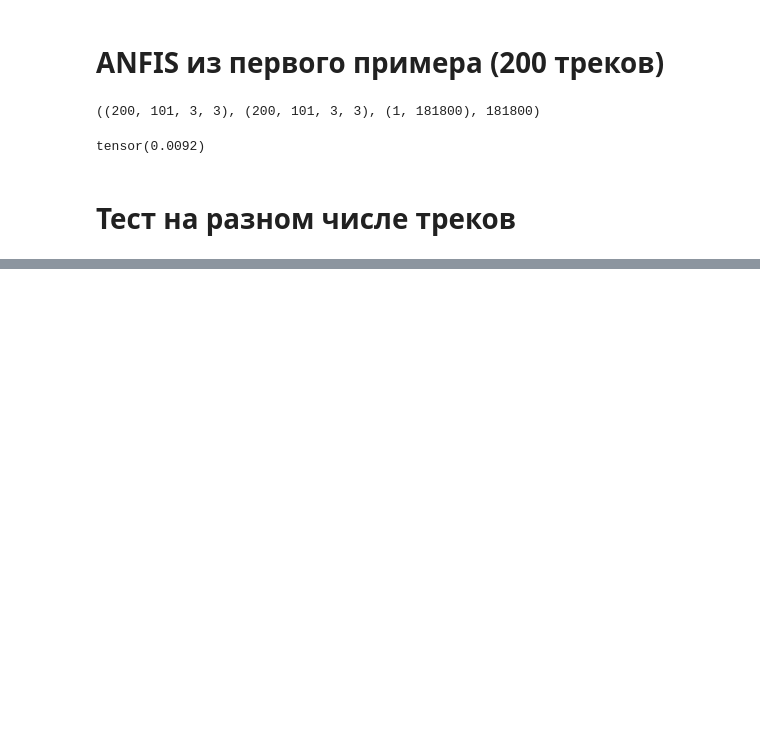
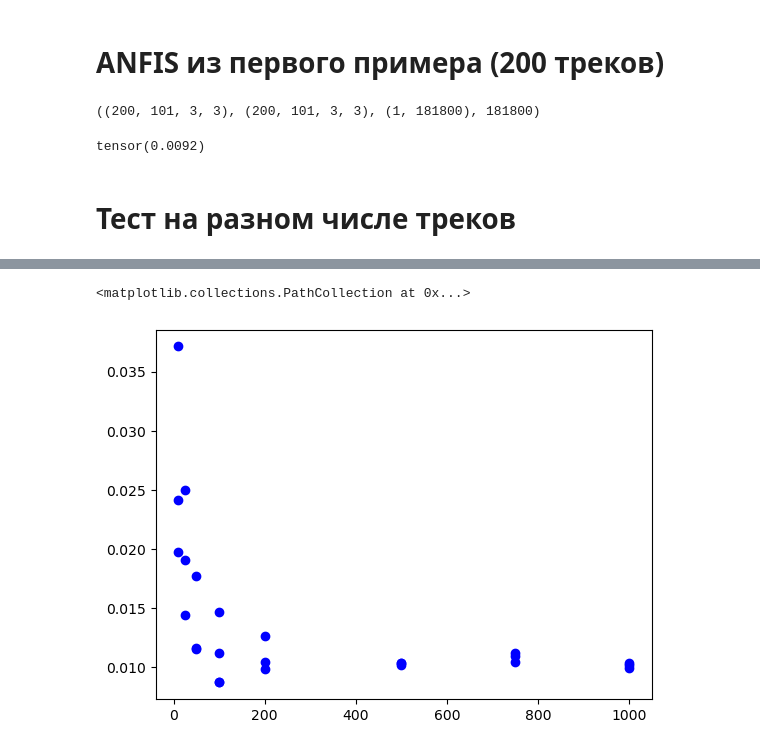
Before and after one commit to Petilia/approx_sdre, a Jupyter notebook: benchmark_anfis.ipynb, the cells around one changed output, grey strips where cells are left out. Drawn from its saved outputs; the diff is of its cells as text; code cells hidden in the pictures; blank space fills up the shorter version.

```diff
--- a/benchmark_anfis.ipynb
+++ b/benchmark_anfis.ipynb
@@ -116,0 +173,8 @@ Text(0, 0.5, 'MSE ANFIS на валидации')
+# %%
+all_losses = losses + add_losses
+all_traj = n_traj + add_n_traj
+# %%
+plt.scatter(all_traj, all_losses, c="b")
+# %% [output]
+<matplotlib.collections.PathCollection at 0x...>
+[figure, added]
```
Also changed, not shown: parts of 15 cells of this notebook, 6 other files.
